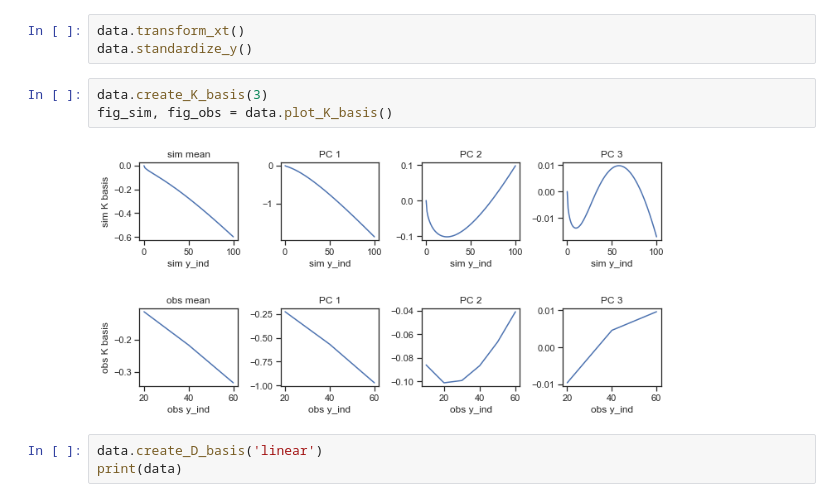
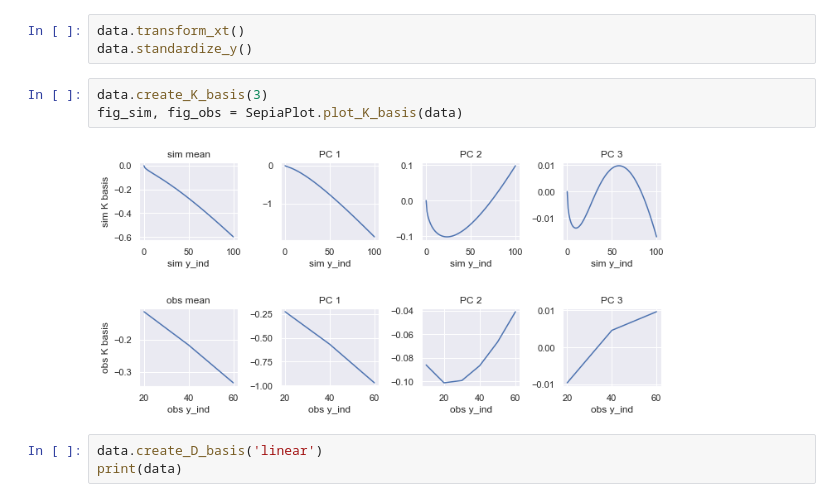
Before and after one commit to lanl/SEPIA, a Jupyter notebook: examples/Ball_Drop/ball_drop_2_ragged.ipynb, the cells around one changed output. Drawn from its saved outputs; the diff is of its cells as text.

```diff
--- a/examples/Ball_Drop/ball_drop_2_ragged.ipynb
+++ b/examples/Ball_Drop/ball_drop_2_ragged.ipynb
@@ -59,10 +58,10 @@ data.transform_xt()
 data.standardize_y()
 # %%
 data.create_K_basis(3)
-fig_sim, fig_obs = data.plot_K_basis()
+fig_sim, fig_obs = SepiaPlot.plot_K_basis(data)
 # %% [output]
-[figure, old version]
+[figure, new version]
-[figure, old version]
+[figure, new version]
 # %%
 data.create_D_basis('linear')
 print(data)
```
Also changed, not shown: parts of 15 cells of this notebook, 26 other files.
